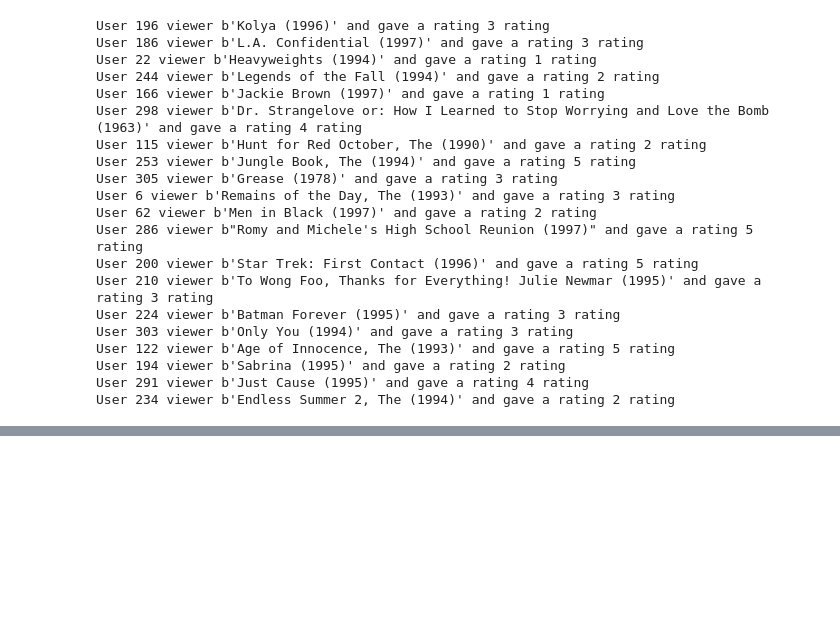
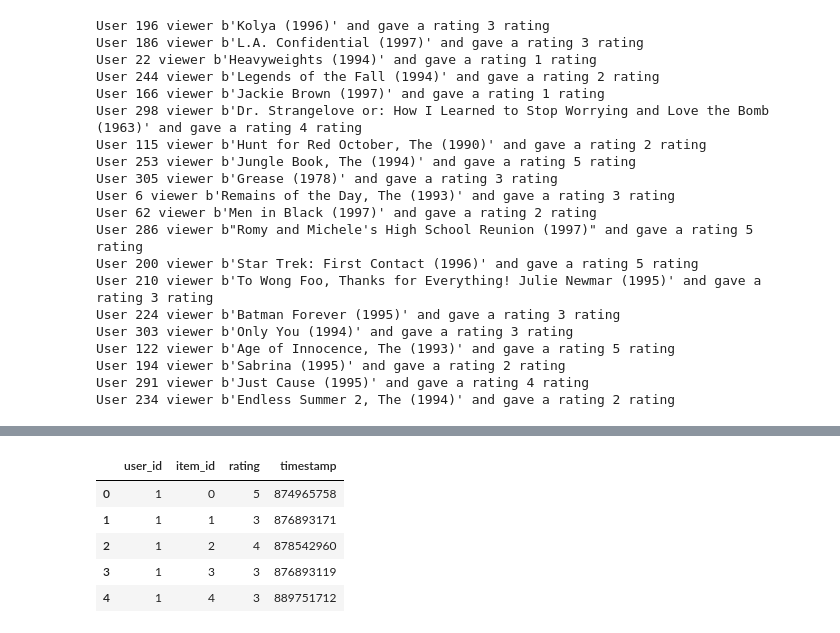
Before and after one commit to macomino/sistemasrecomendacion, a Jupyter notebook: sistema_recomendacion.ipynb, the cells around one changed output, grey strips where cells are left out. Saved outputs shown, nothing was run; the diff lists cells and outputs as text; code cells hidden in the pictures; blank space fills up the shorter version.

```diff
--- a/sistema_recomendacion.ipynb
+++ b/sistema_recomendacion.ipynb
@@ -86,0 +104,7 @@ def returnItemId(text, ids):
+# %%
+duplicates_item_dict = {}
+for id_, name in list(item_dict.items()):
+    if name not in duplicates_item_dict:
+        duplicates_item_dict[name] = [id_]
+    else:
+        duplicates_item_dict[name] = duplicates_item_dict[name] + [id_]
@@ -86,0 +138,5 @@ def returnItemId(text, ids):
+# %%
+unique_id_item_dict = {}
+for index, lista_id in enumerate(duplicates_item_dict.values()):
+    for key in lista_id:
+        unique_id_item_dict[key] = index
@@ -86,0 +228,9 @@ def returnItemId(text, ids):
+# %%
+train.head()
+# %% [output]
+|  | user_id | item_id | rating | timestamp |
+| 0 | 1 | 0 | 5 | 874965758 |
+| 1 | 1 | 1 | 3 | 876893171 |
+| 2 | 1 | 2 | 4 | 878542960 |
+| 3 | 1 | 3 | 3 | 876893119 |
+| 4 | 1 | 4 | 3 | 889751712 |
```
Also changed, not shown: parts of 17 cells of this notebook.
